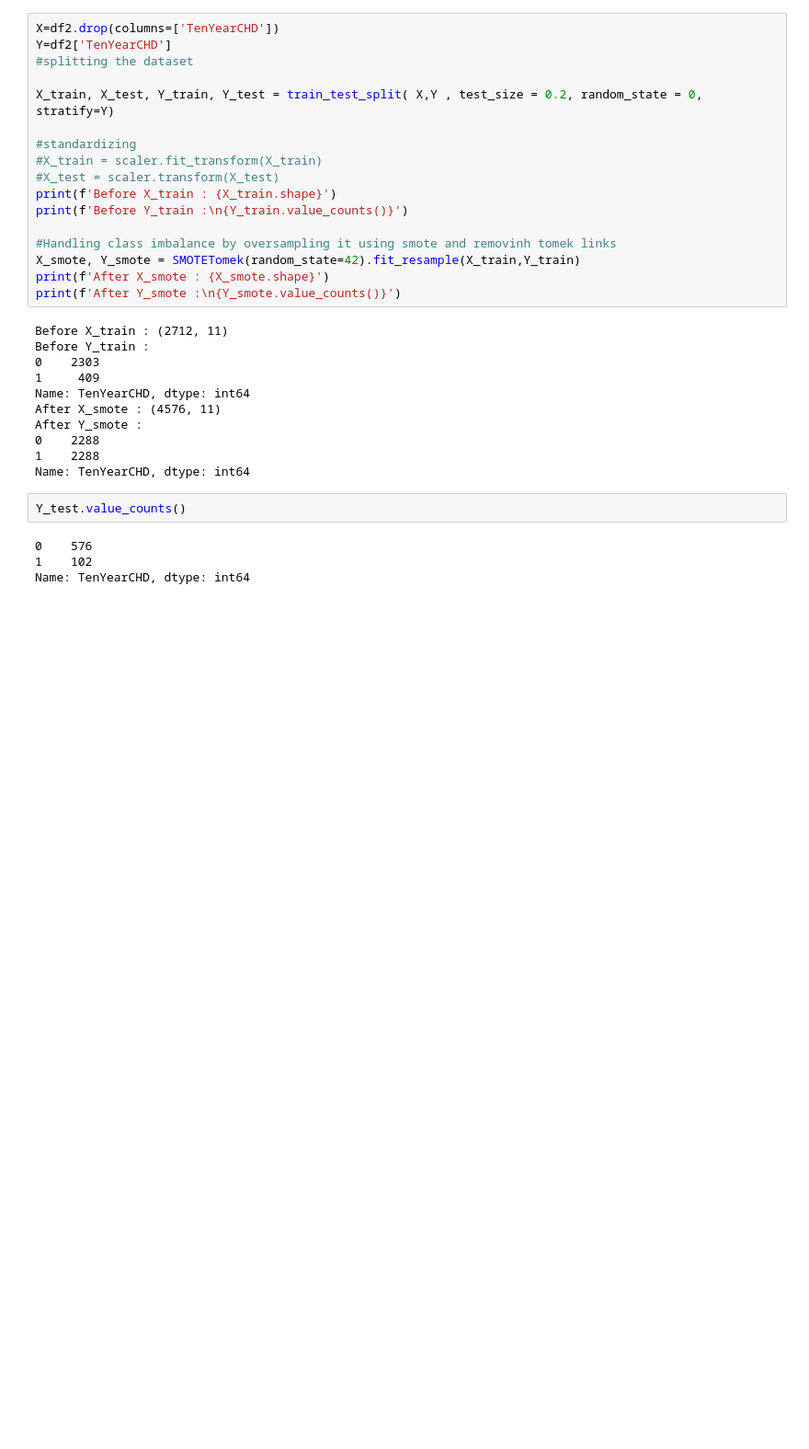
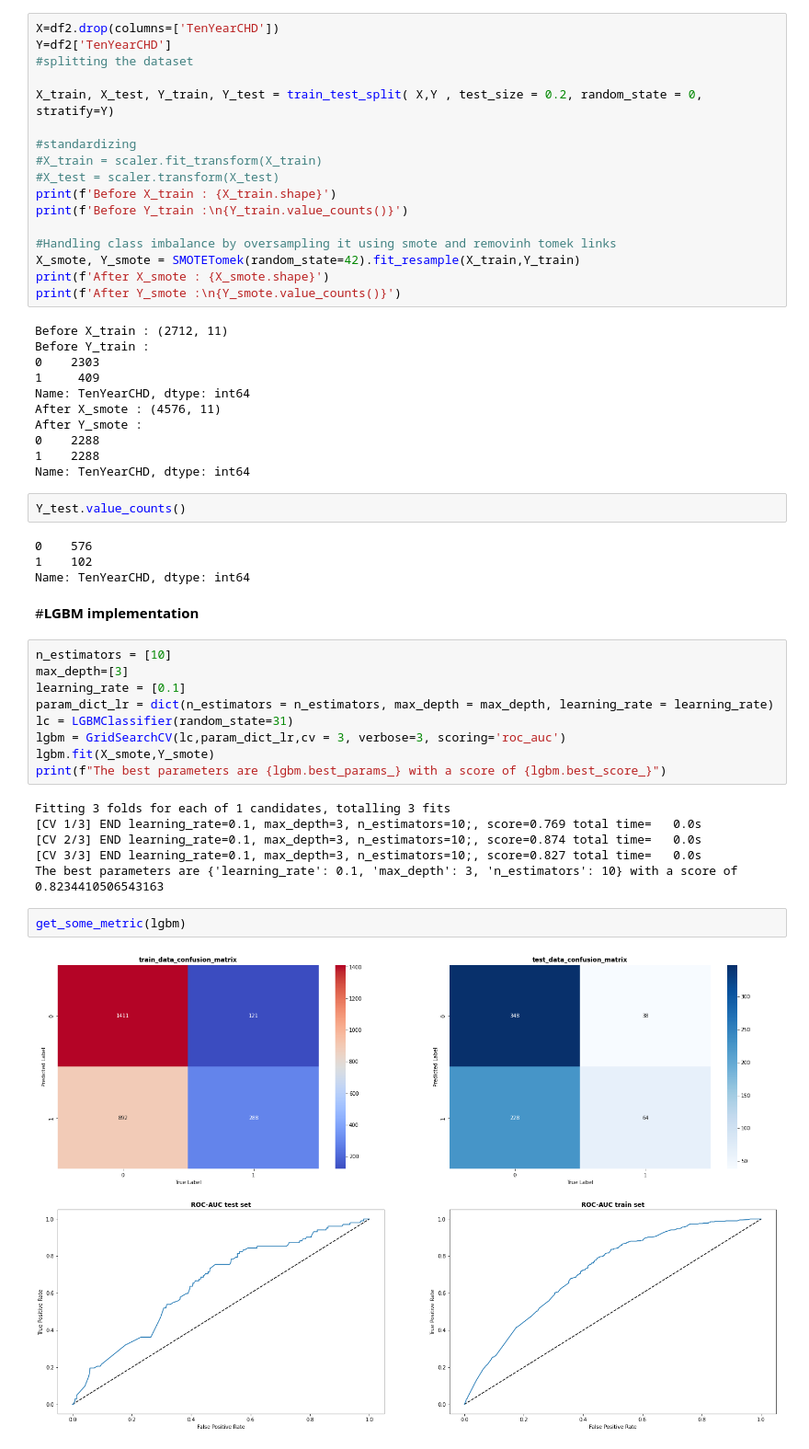
Before and after one commit to Aashishc-prog/CardioVascular-Risk-Prediction, a Jupyter notebook: Capstone_3.ipynb, the cells around one changed output. Shown at 92% size. Saved outputs shown, nothing was run; the diff lists cells and outputs as text; blank space fills up the shorter version.

```diff
--- a/Capstone_3.ipynb
+++ b/Capstone_3.ipynb
@@ -651,3 +651,24 @@ Y_test.value_counts()
 0    576
 1    102
 Name: TenYearCHD, dtype: int64
+# %% [markdown]
+#**LGBM implementation**
+# %%
+n_estimators = [10]
+max_depth=[3]
+learning_rate = [0.1]
+param_dict_lr = dict(n_estimators = n_estimators, max_depth = max_depth, learning_rate = learning_rate)
+lc = LGBMClassifier(random_state=31)
+lgbm = GridSearchCV(lc,param_dict_lr,cv = 3, verbose=3, scoring='roc_auc')
+lgbm.fit(X_smote,Y_smote)
+print(f"The best parameters are {lgbm.best_params_} with a score of {lgbm.best_score_}")
+# %% [output]
+Fitting 3 folds for each of 1 candidates, totalling 3 fits
+[CV 1/3] END learning_rate=0.1, max_depth=3, n_estimators=10;, score=0.769 total time=   0.0s
+[CV 2/3] END learning_rate=0.1, max_depth=3, n_estimators=10;, score=0.874 total time=   0.0s
+[CV 3/3] END learning_rate=0.1, max_depth=3, n_estimators=10;, score=0.827 total time=   0.0s
+The best parameters are {'learning_rate': 0.1, 'max_depth': 3, 'n_estimators': 10} with a score of 0.8234410506543163
+# %%
+get_some_metric(lgbm)
+# %% [output]
+[figure, added]
```
Also changed, not shown: parts of 37 cells of this notebook.
